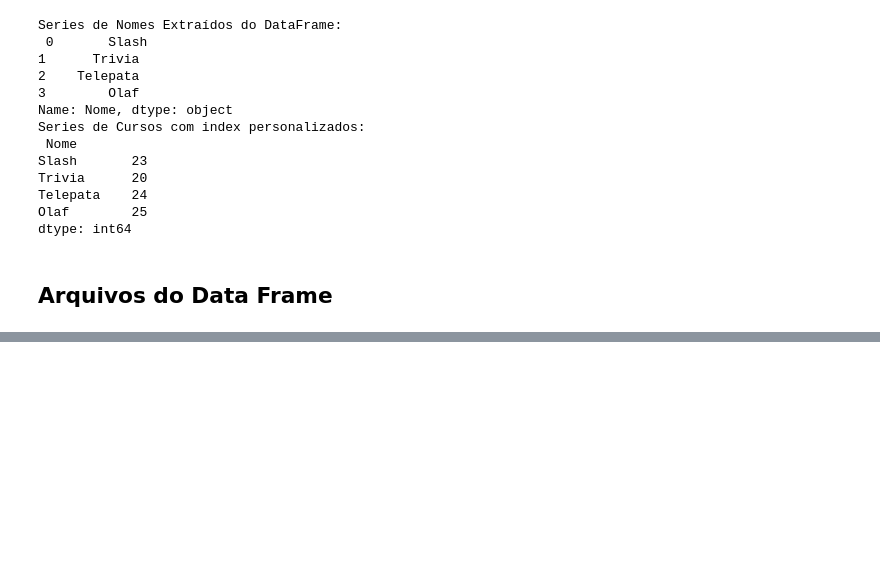
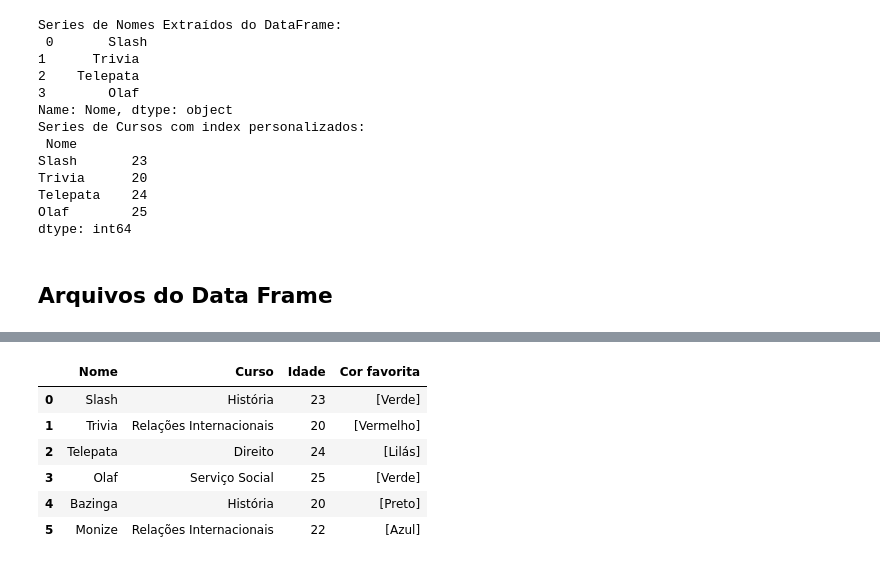
Before and after one commit to CaioPalombo/fundamentos, a Jupyter notebook: panda.ipynb, the cells around one changed output, grey strips where cells are left out. Saved outputs shown, nothing was run; the diff lists cells and outputs as text; code cells hidden in the pictures; blank space fills up the shorter version.

```diff
--- a/panda.ipynb
+++ b/panda.ipynb
@@ -72,0 +87,20 @@ dtype: int64
+# %%
+# Contact (Juna colunas ou linhas ao DF)
+
+mais_dados = {
+    "Nome" : ["Bazinga", "Monize"],
+    "Curso" : ["História", "Relações Internacionais"],
+    "Idade" : [20, 22],
+    "Cor favorita" : [["Preto"], ["Azul"]]
+}
+
+df_dados_novos = pd.DataFrame(mais_dados, index=[4, 5])
+pd.concat([df, df_dados_novos])
+# %% [output]
+|  | Nome | Curso | Idade | Cor favorita |
+| 0 | Slash | História | 23 | [Verde] |
+| 1 | Trivia | Relações Internacionais | 20 | [Vermelho] |
+| 2 | Telepata | Direito | 24 | [Lilás] |
+| 3 | Olaf | Serviço Social | 25 | [Verde] |
+| 4 | Bazinga | História | 20 | [Preto] |
+| 5 | Monize | Relações Internacionais | 22 | [Azul] |
```
Also changed, not shown: parts of 15 cells of this notebook.
